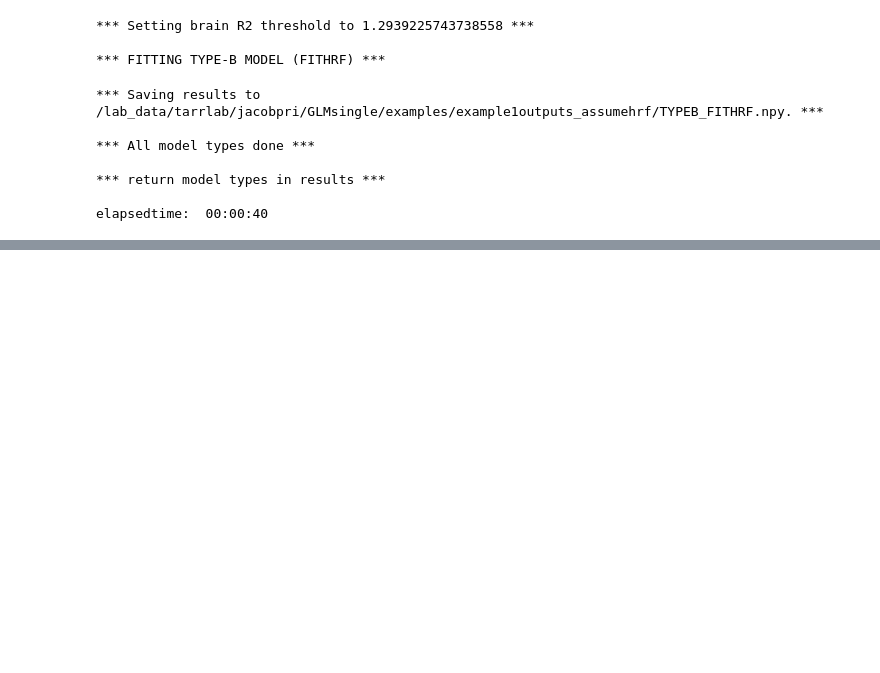
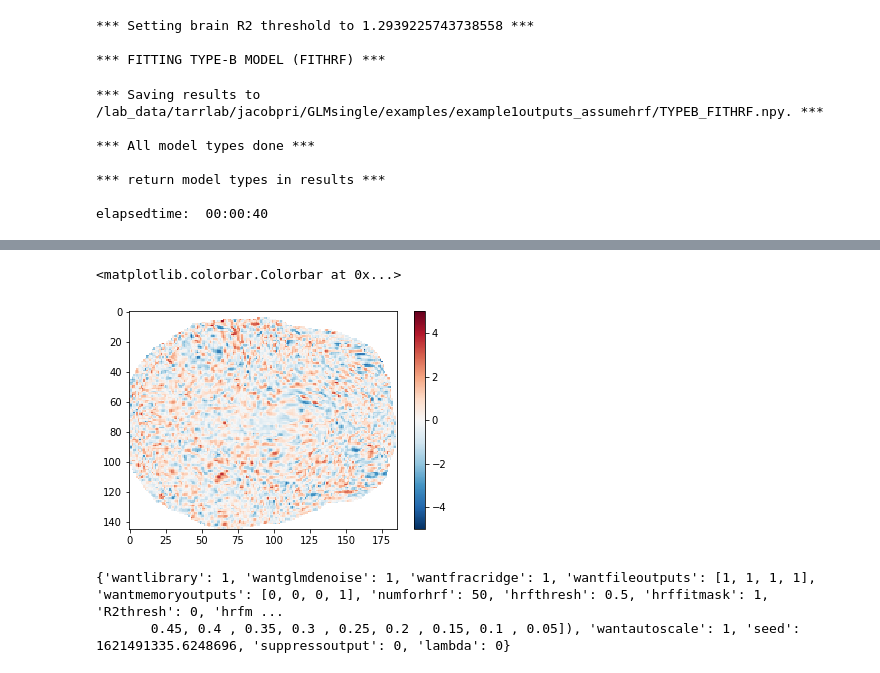
Before and after one commit to jacob-prince/GLMsingle, a Jupyter notebook: examples/example1.ipynb, the cells around one changed output, grey strips where cells are left out. Saved outputs shown, nothing was run; the diff lists cells and outputs as text; code cells hidden in the pictures; blank space fills up the shorter version.

```diff
--- a/examples/example1.ipynb
+++ b/examples/example1.ipynb
@@ -146 +168,9 @@ elapsedtime:  00:00:40
+# %%
+betas = stats.zscore(results_assumehrf['typeb']['betasmd'].reshape((145,186,1,750)),axis=3)
+# %%
+plt.imshow(betas[:,:,0,78],aspect='auto',clim=(-5,5),cmap='RdBu_r')
+plt.colorbar()
+# %% [output]
+<matplotlib.colorbar.Colorbar at 0x...>
+[figure, added]
 # %%
@@ -147,0 +178,17 @@ elapsedtime:  00:00:40
+# %%
+outputdir = join(homedir,'examples','example1outputs_fullGLMsingle')
+
+opt = dict()
+opt['wantlibrary'] = 1
+opt['wantglmdenoise'] = 1
+opt['wantfracridge'] = 1
+opt['wantfileoutputs'] = [1,1,1,1]
+opt['wantmemoryoutputs'] = [0,0,0,1]
+
+start_time = time.time()
+gst = GLM_single(opt)
+
+print(gst.params)
+# %% [output]
+{'wantlibrary': 1, 'wantglmdenoise': 1, 'wantfracridge': 1, 'wantfileoutputs': [1, 1, 1, 1], 'wantmemoryoutputs': [0, 0, 0, 1], 'numforhrf': 50, 'hrfthresh': 0.5, 'hrffitmask': 1, 'R2thresh': 0, 'hrfm ...
+       0.45, 0.4 , 0.35, 0.3 , 0.25, 0.2 , 0.15, 0.1 , 0.05]), 'wantautoscale': 1, 'seed': 1621491335.6248696, 'suppressoutput': 0, 'lambda': 0}
```
Also changed, not shown: parts of 9 cells of this notebook.
